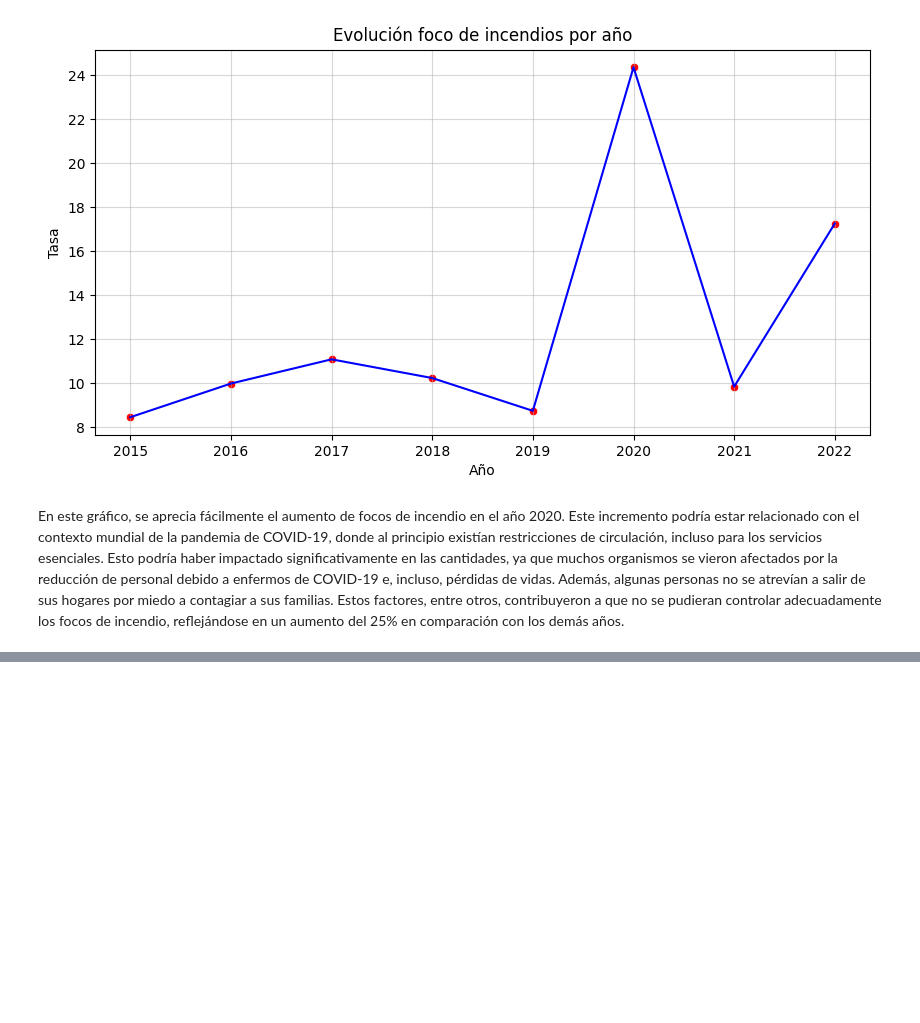
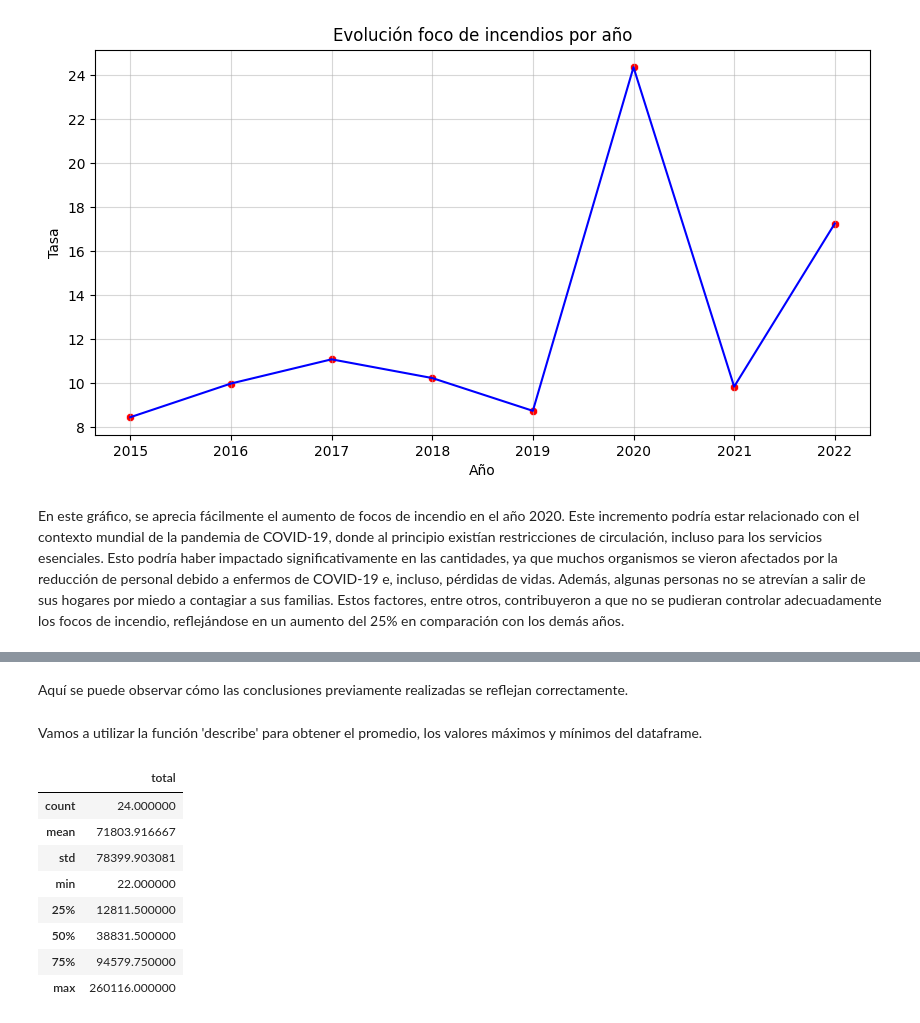
Before and after one commit to MaximilianoTauil/Incendios, a Jupyter notebook: EDA.ipynb, the cells around one changed output, grey strips where cells are left out. Saved outputs shown, nothing was run; the diff lists cells and outputs as text; code cells hidden in the pictures; blank space fills up the shorter version.

```diff
--- a/EDA.ipynb
+++ b/EDA.ipynb
@@ -300,0 +404,16 @@ En este gráfico, se aprecia fácilmente el aumento de focos de incendio en el a
+# %% [markdown]
+Aquí se puede observar cómo las conclusiones previamente realizadas se reflejan correctamente.
+# %% [markdown]
+Vamos a utilizar la función 'describe' para obtener el promedio, los valores máximos y mínimos del dataframe.
+# %%
+agrupacion_por_prov.describe()
+# %% [output]
+|  | total |
+| count | 24.000000 |
+| mean | 71803.916667 |
+| std | 78399.903081 |
+| min | 22.000000 |
+| 25% | 12811.500000 |
+| 50% | 38831.500000 |
+| 75% | 94579.750000 |
+| max | 260116.000000 |
```
Also changed, not shown: parts of 13 cells of this notebook.
